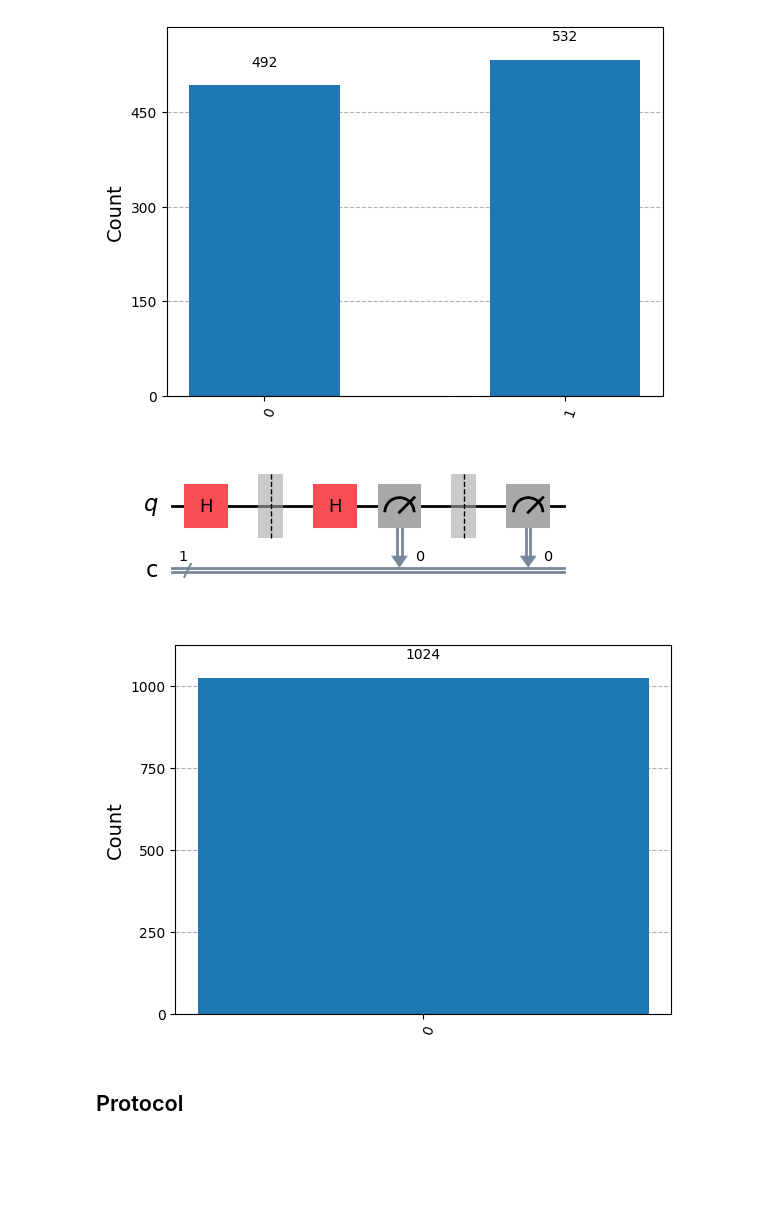
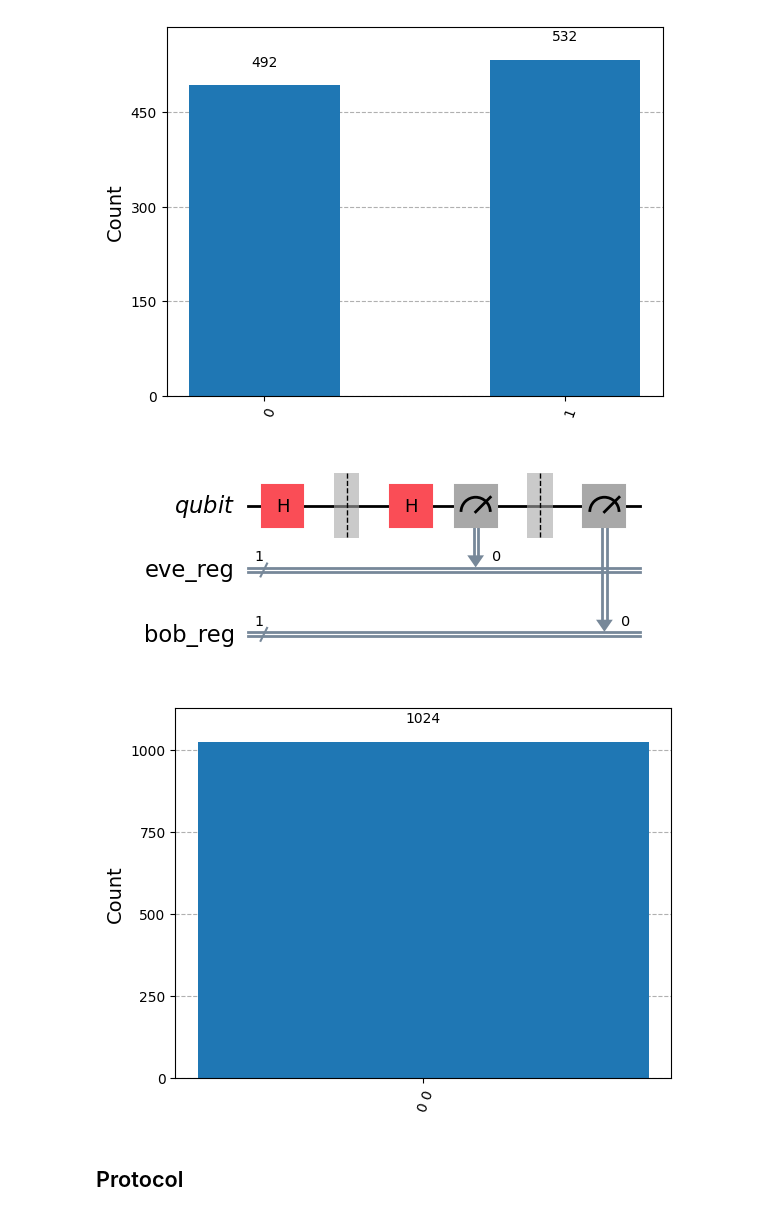
Before and after one commit to DuarteMagano/AcademiaDeFisica, a Jupyter notebook: tutorial_professor.ipynb, the cells around one changed output. Saved outputs shown, nothing was run; the diff lists cells and outputs as text; code cells hidden in the pictures; blank space fills up the shorter version.

```diff
--- a/tutorial_professor.ipynb
+++ b/tutorial_professor.ipynb
@@ -283,36 +283,37 @@ plot_histogram(counts)
 [figure]
 [figure]
 # %%
-creg = ClassicalRegister(1, 'c')
-qreg = QuantumRegister(1, 'q')
-qc = QuantumCircuit(qreg, creg)
+qreg = QuantumRegister(1, 'qubit')
+ereg = ClassicalRegister(1, 'eve_reg')
+breg = ClassicalRegister(1, 'bob_reg')
+qc = QuantumCircuit(qreg, ereg, breg)
 
 # Alice prepara o seu qubit no estado |+>
 qc.h(qreg)
 qc.barrier()
 
 # a Eve interseta o qubit e mede-o na base X
 qc.h(qreg)
-qc.measure(qreg, creg)
+qc.measure(qreg, ereg)
 qc.barrier()
 
 # a Eve envia o qubit para o Bob
 # que o mede na base Z
-qc.measure(qreg, creg)
+qc.measure(qreg, breg)
 
 # representar o circuito
 display(qc.draw("mpl"))
 
 backend = GenericBackendV2(num_qubits=2)
 transpiled_circuit = transpile(qc, backend)
 job = backend.run(transpiled_circuit)
 counts = job.result().get_counts()
 
 # mostrar estatística
 plot_histogram(counts)
 # %% [output]
-[figure, old version]
+[figure, new version]
-[figure, old version]
+[figure, new version]
 # %% [markdown]
 ## Protocol
 # %%
```
Also changed, not shown: parts of 21 cells of this notebook.
